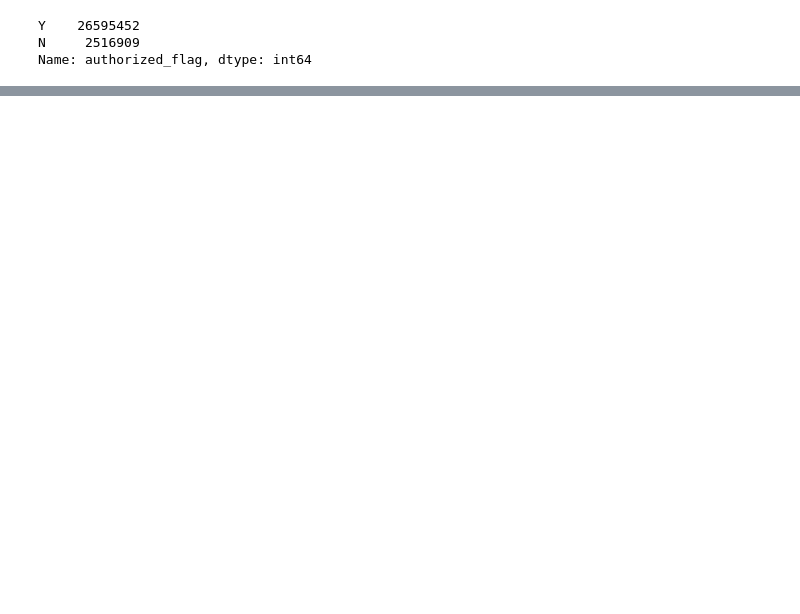
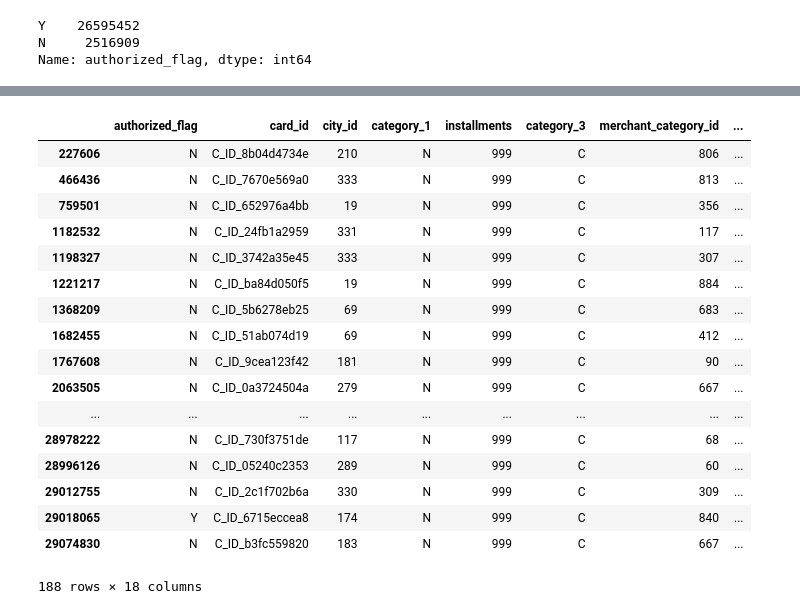
Before and after one commit to miniii222/kaggle, a Jupyter notebook: Elo_Merchant_Category_Recommendation/eda/1-2.EDA_historical_transaciton.ipynb, the cells around one changed output, grey strips where cells are left out. Saved outputs shown, nothing was run; the diff lists cells and outputs as text; code cells hidden in the pictures; blank space fills up the shorter version.

```diff
--- a/Elo_Merchant_Category_Recommendation/eda/1-2.EDA_historical_transaciton.ipynb
+++ b/Elo_Merchant_Category_Recommendation/eda/1-2.EDA_historical_transaciton.ipynb
@@ -278,0 +307,21 @@ Name: authorized_flag, dtype: int64
+# %%
+transaction.loc[transaction['installments']==999, :]
+# %% [output]
+|  | authorized_flag | card_id | city_id | category_1 | installments | category_3 | merchant_category_id | ... |
+| 227606 | N | C_ID_8b04d4734e | 210 | N | 999 | C | 806 | ... |
+| 466436 | N | C_ID_7670e569a0 | 333 | N | 999 | C | 813 | ... |
+| 759501 | N | C_ID_652976a4bb | 19 | N | 999 | C | 356 | ... |
+| 1182532 | N | C_ID_24fb1a2959 | 331 | N | 999 | C | 117 | ... |
+| 1198327 | N | C_ID_3742a35e45 | 333 | N | 999 | C | 307 | ... |
+| 1221217 | N | C_ID_ba84d050f5 | 19 | N | 999 | C | 884 | ... |
+| 1368209 | N | C_ID_5b6278eb25 | 69 | N | 999 | C | 683 | ... |
+| 1682455 | N | C_ID_51ab074d19 | 69 | N | 999 | C | 412 | ... |
+| 1767608 | N | C_ID_9cea123f42 | 181 | N | 999 | C | 90 | ... |
+| 2063505 | N | C_ID_0a3724504a | 279 | N | 999 | C | 667 | ... |
+| ... | ... | ... | ... | ... | ... | ... | ... | ... |
+| 28978222 | N | C_ID_730f3751de | 117 | N | 999 | C | 68 | ... |
+| 28996126 | N | C_ID_05240c2353 | 289 | N | 999 | C | 60 | ... |
+| 29012755 | N | C_ID_2c1f702b6a | 330 | N | 999 | C | 309 | ... |
+| 29018065 | Y | C_ID_6715eccea8 | 174 | N | 999 | C | 840 | ... |
+| 29074830 | N | C_ID_b3fc559820 | 183 | N | 999 | C | 667 | ... |
+188 rows × 18 columns
```
Also changed, not shown: parts of 28 cells of this notebook.
